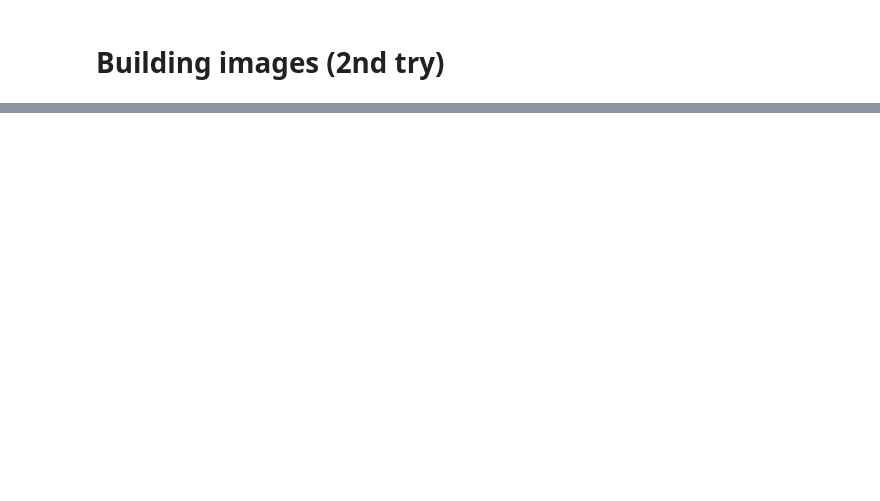
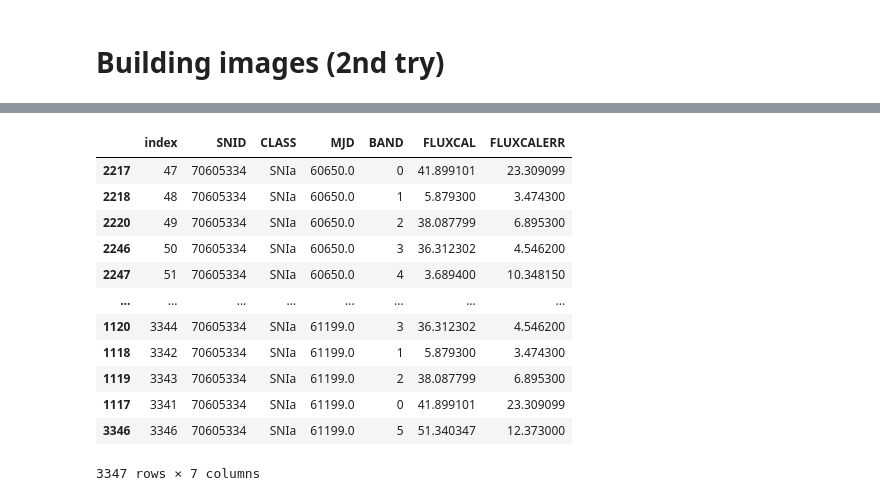
Before and after one commit to vPedreros/ELAsTICC_SNe_Classification, a Jupyter notebook: Copia de ELAsTICC_Pedre(2).ipynb, the cells around one changed output, grey strips where cells are left out. Saved outputs shown, nothing was run; the diff lists cells and outputs as text; code cells hidden in the pictures; blank space fills up the shorter version.

```diff
--- a/Copia de ELAsTICC_Pedre(2).ipynb
+++ b/Copia de ELAsTICC_Pedre(2).ipynb
@@ -292,0 +252,22 @@ insert_mjd(snids2[0],df)
+# %%
+arr = np.arange(mjd_start, mjd_end)
+
+def add_mjd(SNIDS, df, arr):
+  new = df[['SNID', 'CLASS', 'MJD', 'BAND', 'FLUXCAL', 'FLUXCALERR']].copy()
+  for mjd in arr:
+    for c in color:
+      mask = (df.SNID == SNIDS) & (df.BAND == c)
+
+      banda = df.loc[mask, 'BAND'].values[0]
+      cl = df.loc[mask, 'CLASS'].values[0]
+
+      if (float(mjd) in df.loc[mask].MJD)== False:
+
+        a = pd.DataFrame([[SNIDS, cl, float(mjd) , banda,
+                           df.loc[mask, 'FLUX_MEDIAN'].unique()[0], df.loc[mask, 'FLUX_ERR_MEDIAN'].unique()[0]]],
+                         columns=['SNID', 'CLASS', 'MJD', 'BAND', 'FLUXCAL', 'FLUXCALERR'])
+
+        new = pd.concat([new,a], ignore_index=True)
+
+  new = new.sort_values('SNID')
+  return new.reset_index()
@@ -292,0 +277,17 @@ insert_mjd(snids2[0],df)
+# %%
+df_add5 = add_mjd(snids_train[5], df[df.SNID== snids_train[5]],arr)
+df_add5.sort_values('MJD')
+# %% [output]
+|  | index | SNID | CLASS | MJD | BAND | FLUXCAL | FLUXCALERR |
+| 2217 | 47 | 70605334 | SNIa | 60650.0 | 0 | 41.899101 | 23.309099 |
+| 2218 | 48 | 70605334 | SNIa | 60650.0 | 1 | 5.879300 | 3.474300 |
+| 2220 | 49 | 70605334 | SNIa | 60650.0 | 2 | 38.087799 | 6.895300 |
+| 2246 | 50 | 70605334 | SNIa | 60650.0 | 3 | 36.312302 | 4.546200 |
+| 2247 | 51 | 70605334 | SNIa | 60650.0 | 4 | 3.689400 | 10.348150 |
+| ... | ... | ... | ... | ... | ... | ... | ... |
+| 1120 | 3344 | 70605334 | SNIa | 61199.0 | 3 | 36.312302 | 4.546200 |
+| 1118 | 3342 | 70605334 | SNIa | 61199.0 | 1 | 5.879300 | 3.474300 |
+| 1119 | 3343 | 70605334 | SNIa | 61199.0 | 2 | 38.087799 | 6.895300 |
+| 1117 | 3341 | 70605334 | SNIa | 61199.0 | 0 | 41.899101 | 23.309099 |
+| 3346 | 3346 | 70605334 | SNIa | 61199.0 | 5 | 51.340347 | 12.373000 |
+3347 rows × 7 columns
```
Also changed, not shown: parts of 42 cells of this notebook.
